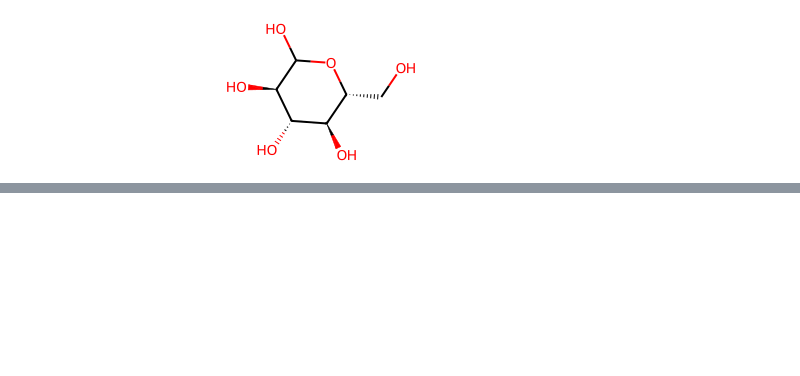
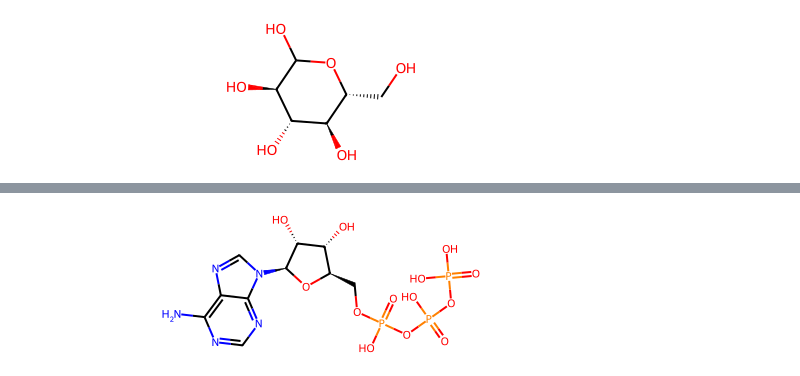
Before and after one commit to MolSSI-Education/python-scripting-biochemistry, a Jupyter notebook: biochemist-python/chapters/Modifying_Ligands_with_rdkit.ipynb, the cells around one changed output, grey strips where cells are left out. Drawn from its saved outputs; the diff is of its cells as text; code cells hidden in the pictures; blank space fills up the shorter version.

```diff
--- a/biochemist-python/chapters/Modifying_Ligands_with_rdkit.ipynb
+++ b/biochemist-python/chapters/Modifying_Ligands_with_rdkit.ipynb
@@ -389,0 +398,6 @@ res
+# %%
+# Running their code on ATP
+
+ATP = Chem.MolFromSmiles('C1=NC(=C2C(=N1)N(C=N2)[C@H]3[C@@H]([C@@H]([C@H](O3)COP(=O)(O)OP(=O)(O)OP(=O)(O)O)O)O)N')
+ATP.SetProp("_Name", "mol-2d")
+AllChem.Compute2DCoords(ATP)
@@ -389,0 +452,4 @@ res
+# %%
+ATP
+# %% [output]
+[figure, added]
```
Also changed, not shown: parts of 18 cells of this notebook.
